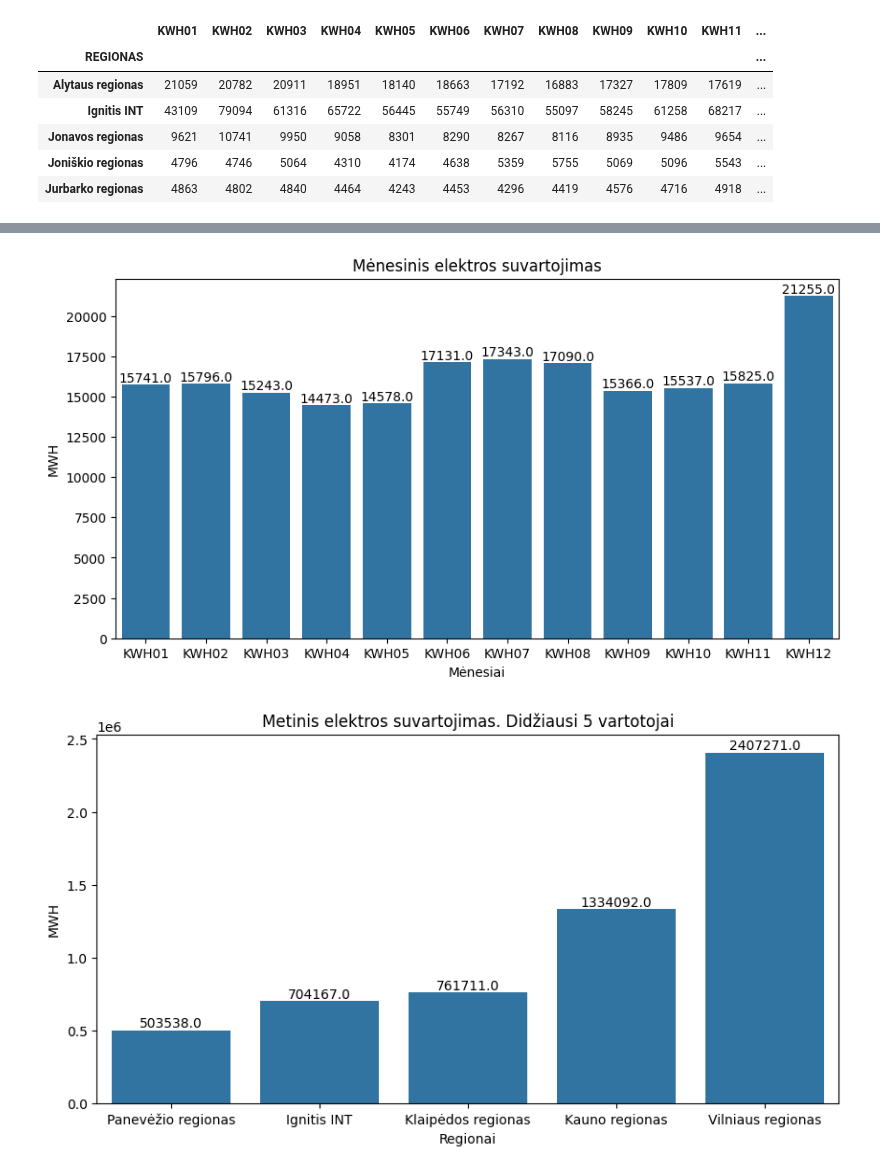
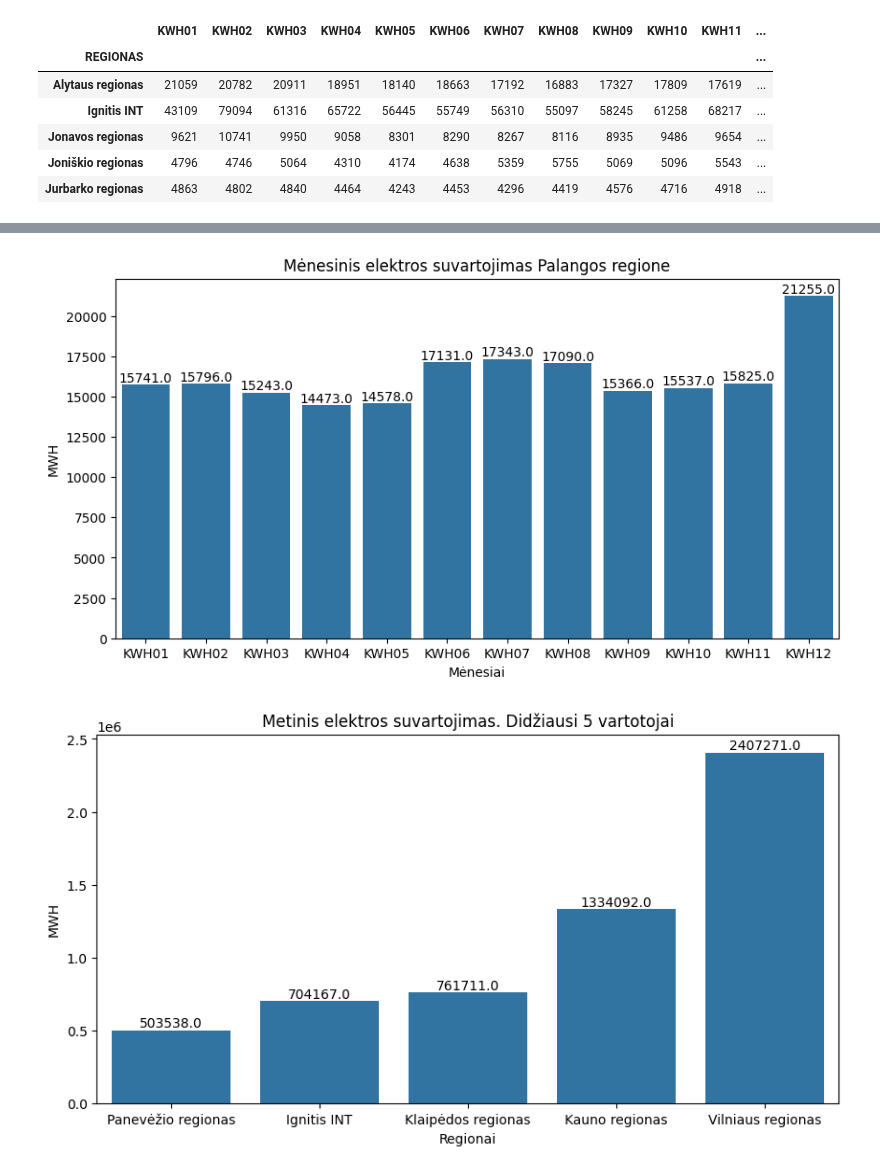
Before and after one commit to ISeeBugsEverywhere/DataScienceNotebooks, a Jupyter notebook: Studentai/Paulius Vanagas/80 c paskaita.ipynb, the cells around one changed output, grey strips where cells are left out. Drawn from its saved outputs; the diff is of its cells as text; code cells hidden in the pictures.

```diff
--- a/Studentai/Paulius Vanagas/80 c paskaita.ipynb
+++ b/Studentai/Paulius Vanagas/80 c paskaita.ipynb
@@ -107,21 +84,21 @@ kurortai
 # %%
 plt.figure(figsize=(10, 5))
 ax = sns.barplot(x='menuo', y='MWH', data=kurortai)
 # Add value labels on top of each bar
 
 for p in ax.patches:
     ax.annotate(f'{p.get_height()}',  # The value of the bar
                 (p.get_x() + p.get_width() / 2, p.get_height()),  # Position
                 ha='center', va='center',  # Alignment
                 xytext=(0, 5),  # Vertical offset (move text above the bar)
                 textcoords='offset points')
 
-plt.title('Mėnesinis elektros suvartojimas')
+plt.title('Mėnesinis elektros suvartojimas Palangos regione')
 plt.xlabel('Mėnesiai')
 plt.ylabel('MWH')
 plt.show()
 # %% [output]
-[figure, old version]
+[figure, new version]
 # %%
 df_bendra = df_bendra.sort_values(by='metinis').reset_index()
 # %%
```
Also changed, not shown: parts of 8 cells of this notebook, 2 other files.
